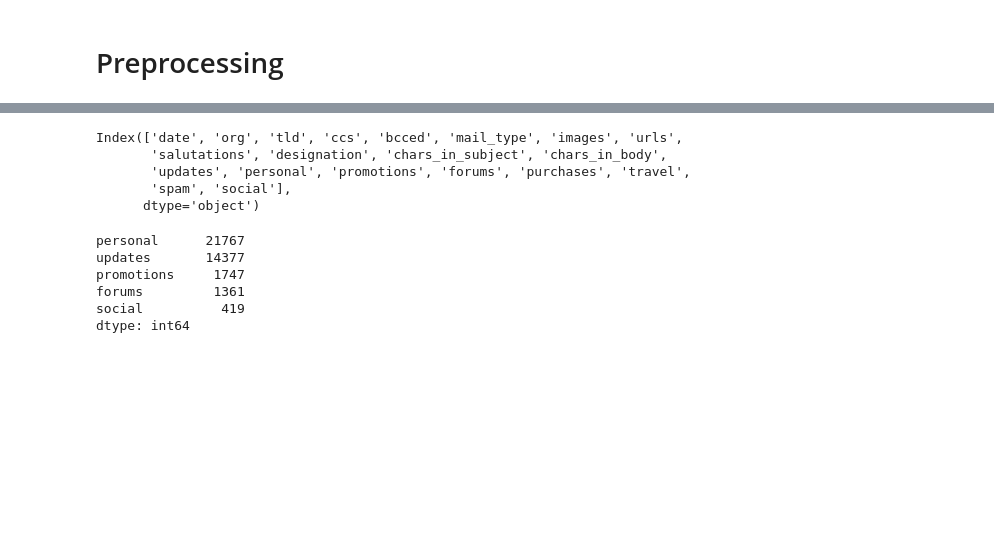
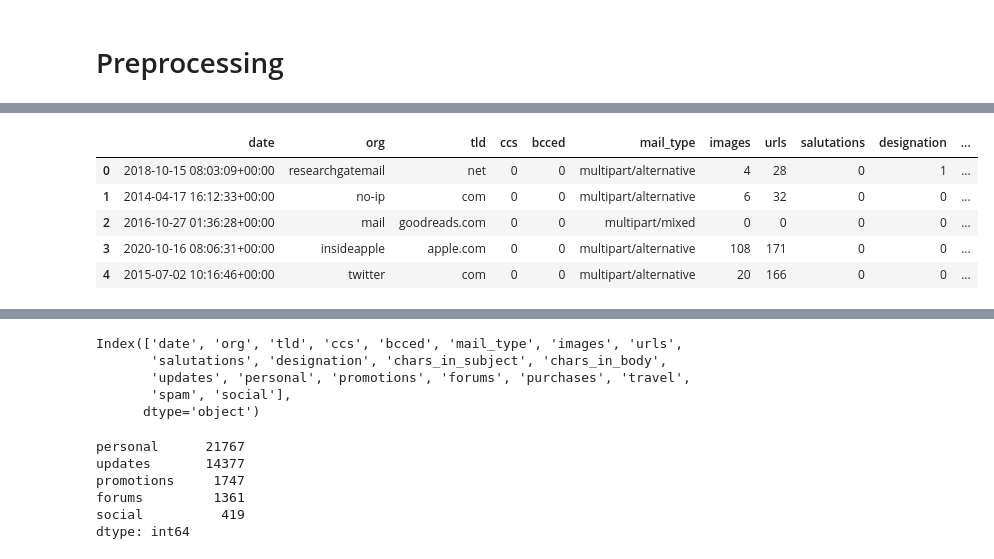
Before and after one commit to tonywu71/multi-label-email-classifier, a Jupyter notebook: kaggle_challenge.ipynb, the cells around one changed output, grey strips where cells are left out. Saved outputs shown, nothing was run; the diff lists cells and outputs as text; code cells hidden in the pictures; blank space fills up the shorter version.

```diff
--- a/kaggle_challenge.ipynb
+++ b/kaggle_challenge.ipynb
@@ -131,0 +185,9 @@ re.search(pattern=r'(\d{1,2} .*\))', string=string)[0]
+# %%
+df.head()
+# %% [output]
+|  | date | org | tld | ccs | bcced | mail_type | images | urls | salutations | designation | ... |
+| 0 | 2018-10-15 08:03:09+00:00 | researchgatemail | net | 0 | 0 | multipart/alternative | 4 | 28 | 0 | 1 | ... |
+| 1 | 2014-04-17 16:12:33+00:00 | no-ip | com | 0 | 0 | multipart/alternative | 6 | 32 | 0 | 0 | ... |
+| 2 | 2016-10-27 01:36:28+00:00 | mail | goodreads.com | 0 | 0 | multipart/mixed | 0 | 0 | 0 | 0 | ... |
+| 3 | 2020-10-16 08:06:31+00:00 | insideapple | apple.com | 0 | 0 | multipart/alternative | 108 | 171 | 0 | 0 | ... |
+| 4 | 2015-07-02 10:16:46+00:00 | twitter | com | 0 | 0 | multipart/alternative | 20 | 166 | 0 | 0 | ... |
```
Also changed, not shown: parts of 24 cells of this notebook, 1 other file.
